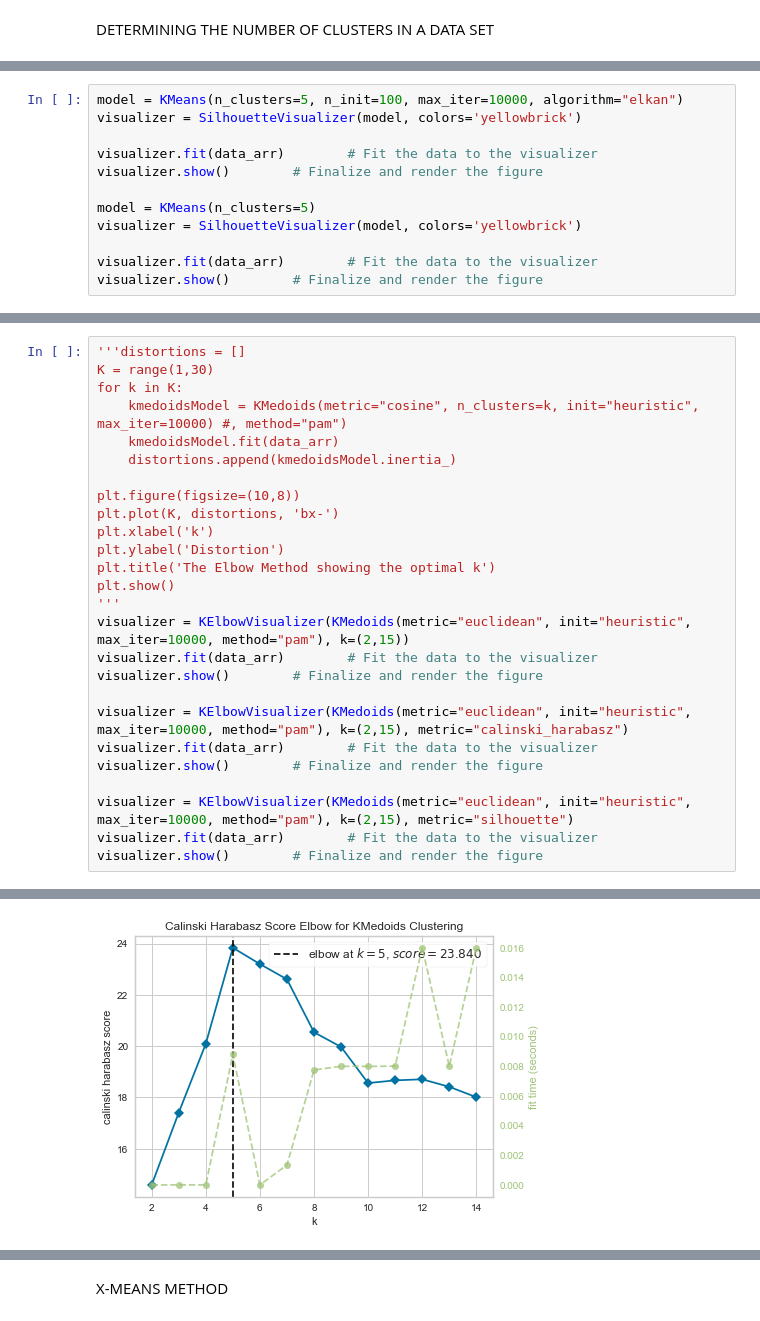
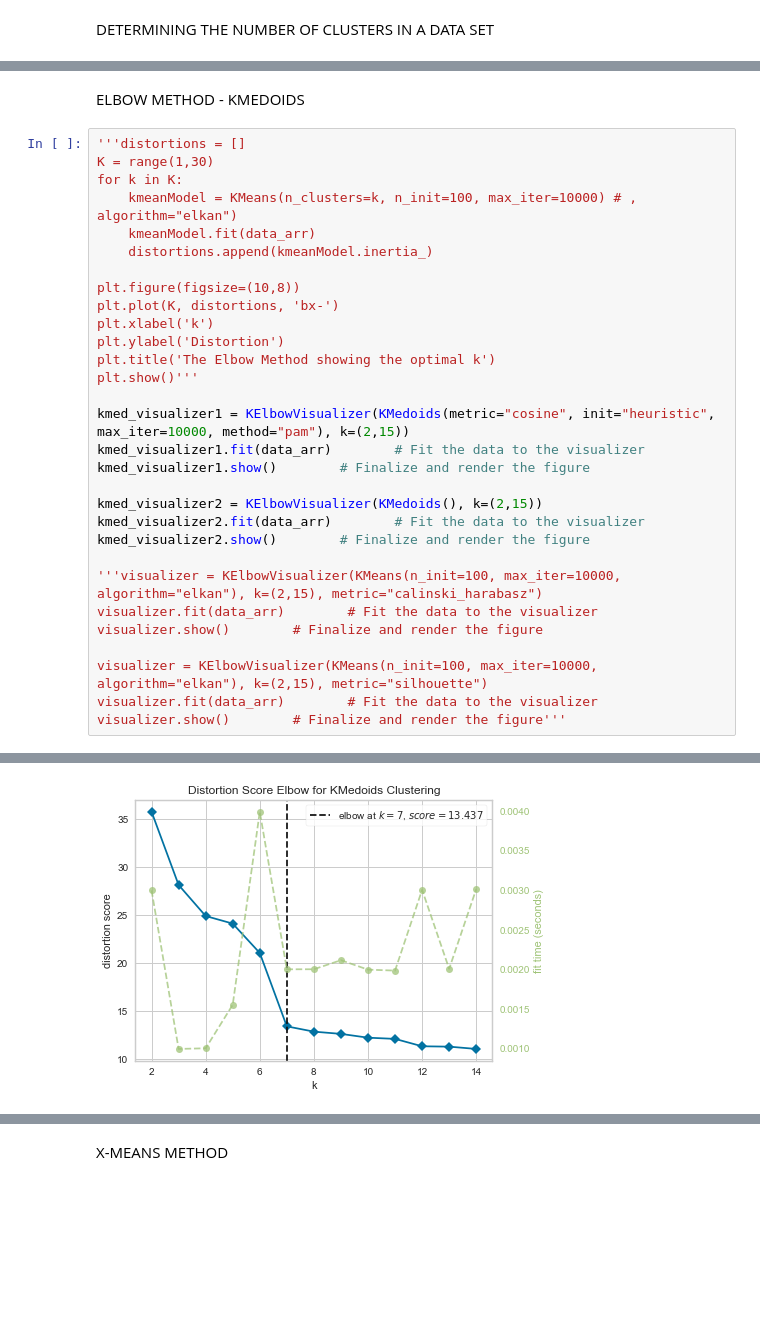
Before and after one commit to maxielias/cbbm, a Jupyter notebook: cbbm/optimum_k.ipynb, the cells around one changed output, grey strips where cells are left out. Drawn from its saved outputs; the diff is of its cells as text; blank space fills up the shorter version.

```diff
--- a/cbbm/optimum_k.ipynb
+++ b/cbbm/optimum_k.ipynb
@@ -309,12 +388,0 @@ For n_clusters = 6 The average silhouette_score is : 0.2608442539194875
-# %%
-model = KMeans(n_clusters=5, n_init=100, max_iter=10000, algorithm="elkan")
-visualizer = SilhouetteVisualizer(model, colors='yellowbrick')
-
-visualizer.fit(data_arr)        # Fit the data to the visualizer
-visualizer.show()        # Finalize and render the figure
-
-model = KMeans(n_clusters=5)
-visualizer = SilhouetteVisualizer(model, colors='yellowbrick')
-
-visualizer.fit(data_arr)        # Fit the data to the visualizer
-visualizer.show()        # Finalize and render the figure
@@ -325,27 +389,33 @@ visualizer.show()        # Finalize and render the figure
+# %% [markdown]
+ELBOW METHOD - KMEDOIDS
 # %%
 '''distortions = []
 K = range(1,30)
 for k in K:
-    kmedoidsModel = KMedoids(metric="cosine", n_clusters=k, init="heuristic", max_iter=10000) #, method="pam")
-    kmedoidsModel.fit(data_arr)
-    distortions.append(kmedoidsModel.inertia_)
+    kmeanModel = KMeans(n_clusters=k, n_init=100, max_iter=10000) # , algorithm="elkan")
+    kmeanModel.fit(data_arr)
+    distortions.append(kmeanModel.inertia_)
 
 plt.figure(figsize=(10,8))
 plt.plot(K, distortions, 'bx-')
 plt.xlabel('k')
 plt.ylabel('Distortion')
 plt.title('The Elbow Method showing the optimal k')
-plt.show()
-'''
-visualizer = KElbowVisualizer(KMedoids(metric="euclidean", init="heuristic", max_iter=10000, method="pam"), k=(2,15))
+plt.show()'''
+
+kmed_visualizer1 = KElbowVisualizer(KMedoids(metric="cosine", init="heuristic", max_iter=10000, method="pam"), k=(2,15))
+kmed_visualizer1.fit(data_arr)        # Fit the data to the visualizer
+kmed_visualizer1.show()        # Finalize and render the figure
+
+kmed_visualizer2 = KElbowVisualizer(KMedoids(), k=(2,15))
+kmed_visualizer2.fit(data_arr)        # Fit the data to the visualizer
+kmed_visualizer2.show()        # Finalize and render the figure
+
+'''visualizer = KElbowVisualizer(KMeans(n_init=100, max_iter=10000, algorithm="elkan"), k=(2,15), metric="calinski_harabasz")
 visualizer.fit(data_arr)        # Fit the data to the visualizer
 visualizer.show()        # Finalize and render the figure
 
-visualizer = KElbowVisualizer(KMedoids(metric="euclidean", init="heuristic", max_iter=10000, method="pam"), k=(2,15), metric="calinski_harabasz")
+visualizer = KElbowVisualizer(KMeans(n_init=100, max_iter=10000, algorithm="elkan"), k=(2,15), metric="silhouette")
 visualizer.fit(data_arr)        # Fit the data to the visualizer
-visualizer.show()        # Finalize and render the figure
-
-visualizer = KElbowVisualizer(KMedoids(metric="euclidean", init="heuristic", max_iter=10000, method="pam"), k=(2,15), metric="silhouette")
-visualizer.fit(data_arr)        # Fit the data to the visualizer
-visualizer.show()        # Finalize and render the figure
+visualizer.show()        # Finalize and render the figure'''
 # %% [output]
@@ -353 +423 @@ visualizer.show()        # Finalize and render the figure
-[figure, old version]
+[figure, new version]
```
Also changed, not shown: parts of 15 cells of this notebook, 24 other files.
